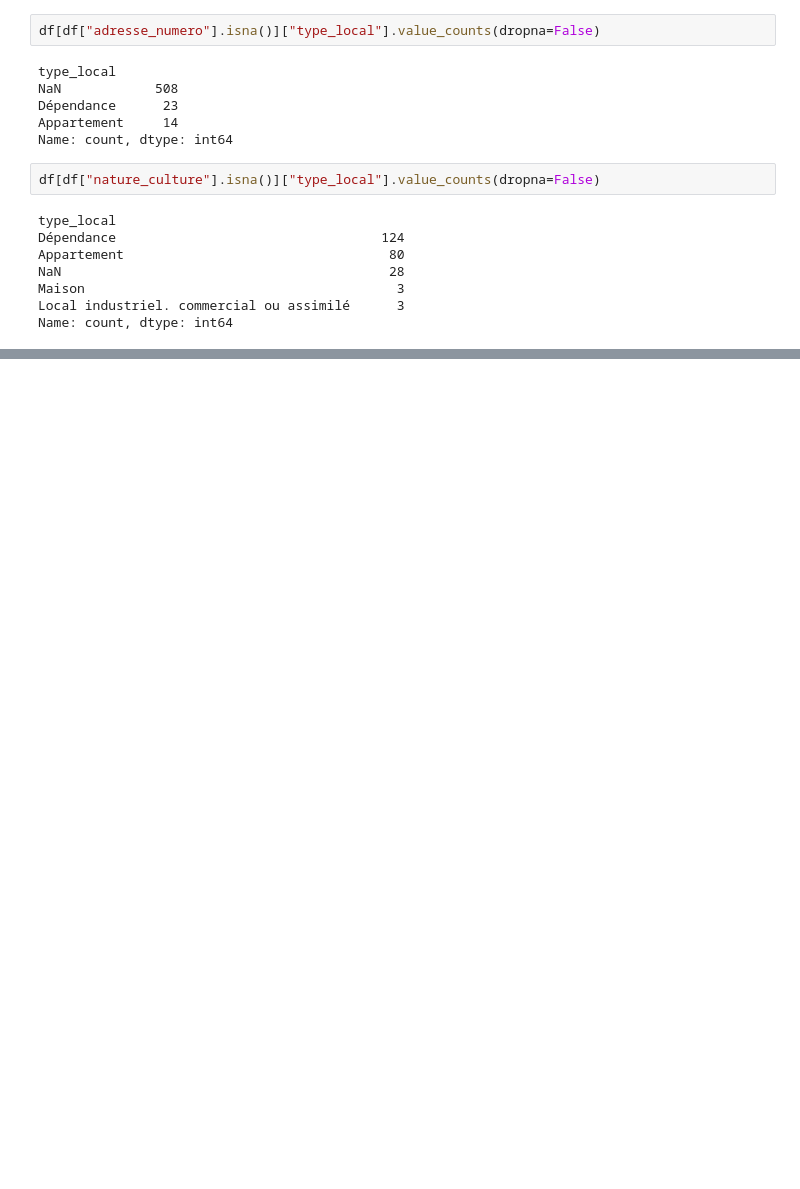
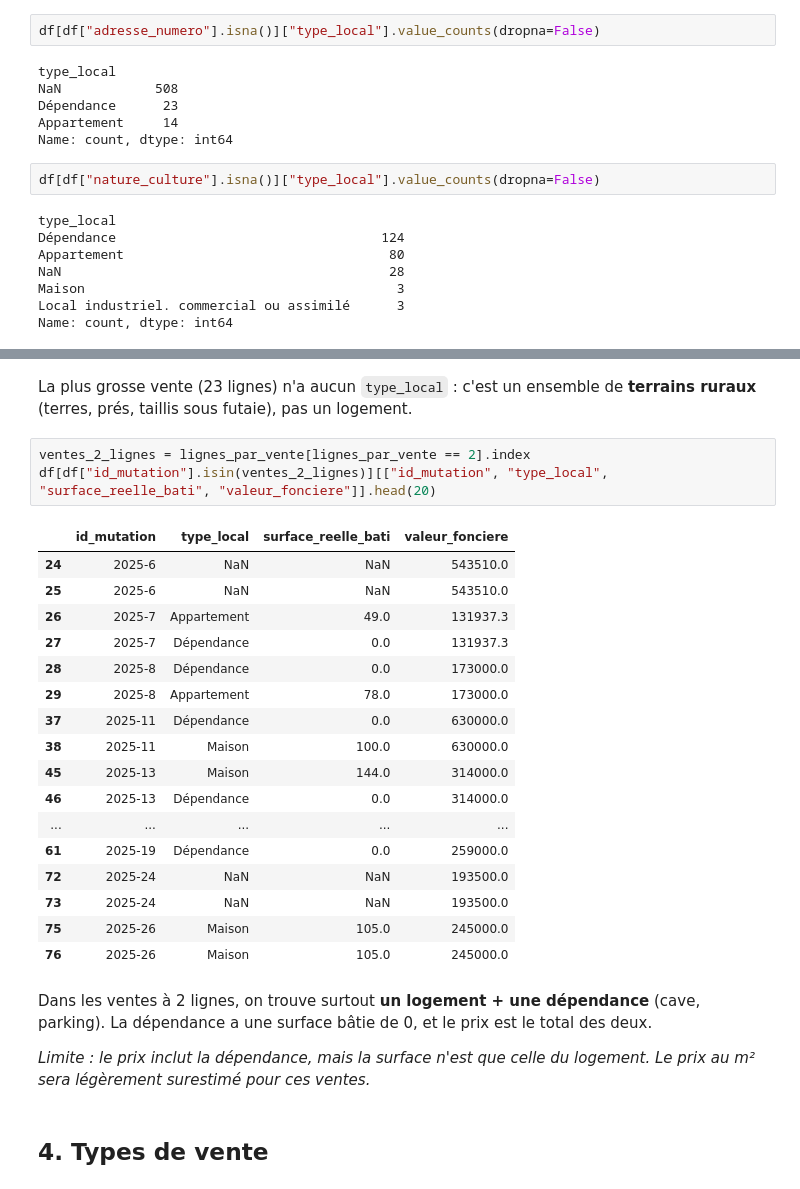
Before and after one commit to raybelpro77git/eda-project, a Jupyter notebook: notebooks/01_exploration.ipynb, the cells around one changed output, grey strips where cells are left out. Saved outputs shown, nothing was run; the diff lists cells and outputs as text; blank space fills up the shorter version.

```diff
--- a/notebooks/01_exploration.ipynb
+++ b/notebooks/01_exploration.ipynb
@@ -96,0 +179,29 @@ Name: count, dtype: int64
+# %% [markdown]
+La plus grosse vente (23 lignes) n'a aucun `type_local` : c'est un ensemble de **terrains ruraux** (terres, prés, taillis sous futaie), pas un logement.
+# %%
+ventes_2_lignes = lignes_par_vente[lignes_par_vente == 2].index
+df[df["id_mutation"].isin(ventes_2_lignes)][["id_mutation", "type_local", "surface_reelle_bati", "valeur_fonciere"]].head(20)
+# %% [output]
+|  | id_mutation | type_local | surface_reelle_bati | valeur_fonciere |
+| 24 | 2025-6 | NaN | NaN | 543510.0 |
+| 25 | 2025-6 | NaN | NaN | 543510.0 |
+| 26 | 2025-7 | Appartement | 49.0 | 131937.3 |
+| 27 | 2025-7 | Dépendance | 0.0 | 131937.3 |
+| 28 | 2025-8 | Dépendance | 0.0 | 173000.0 |
+| 29 | 2025-8 | Appartement | 78.0 | 173000.0 |
+| 37 | 2025-11 | Dépendance | 0.0 | 630000.0 |
+| 38 | 2025-11 | Maison | 100.0 | 630000.0 |
+| 45 | 2025-13 | Maison | 144.0 | 314000.0 |
+| 46 | 2025-13 | Dépendance | 0.0 | 314000.0 |
+| ... | ... | ... | ... | ... |
+| 61 | 2025-19 | Dépendance | 0.0 | 259000.0 |
+| 72 | 2025-24 | NaN | NaN | 193500.0 |
+| 73 | 2025-24 | NaN | NaN | 193500.0 |
+| 75 | 2025-26 | Maison | 105.0 | 245000.0 |
+| 76 | 2025-26 | Maison | 105.0 | 245000.0 |
+# %% [markdown]
+Dans les ventes à 2 lignes, on trouve surtout **un logement + une dépendance** (cave, parking). La dépendance a une surface bâtie de 0, et le prix est le total des deux.
+
+*Limite : le prix inclut la dépendance, mais la surface n'est que celle du logement. Le prix au m² sera légèrement surestimé pour ces ventes.*
+# %% [markdown]
+## 4. Types de vente
```
Also changed, not shown: parts of 20 cells of this notebook.
